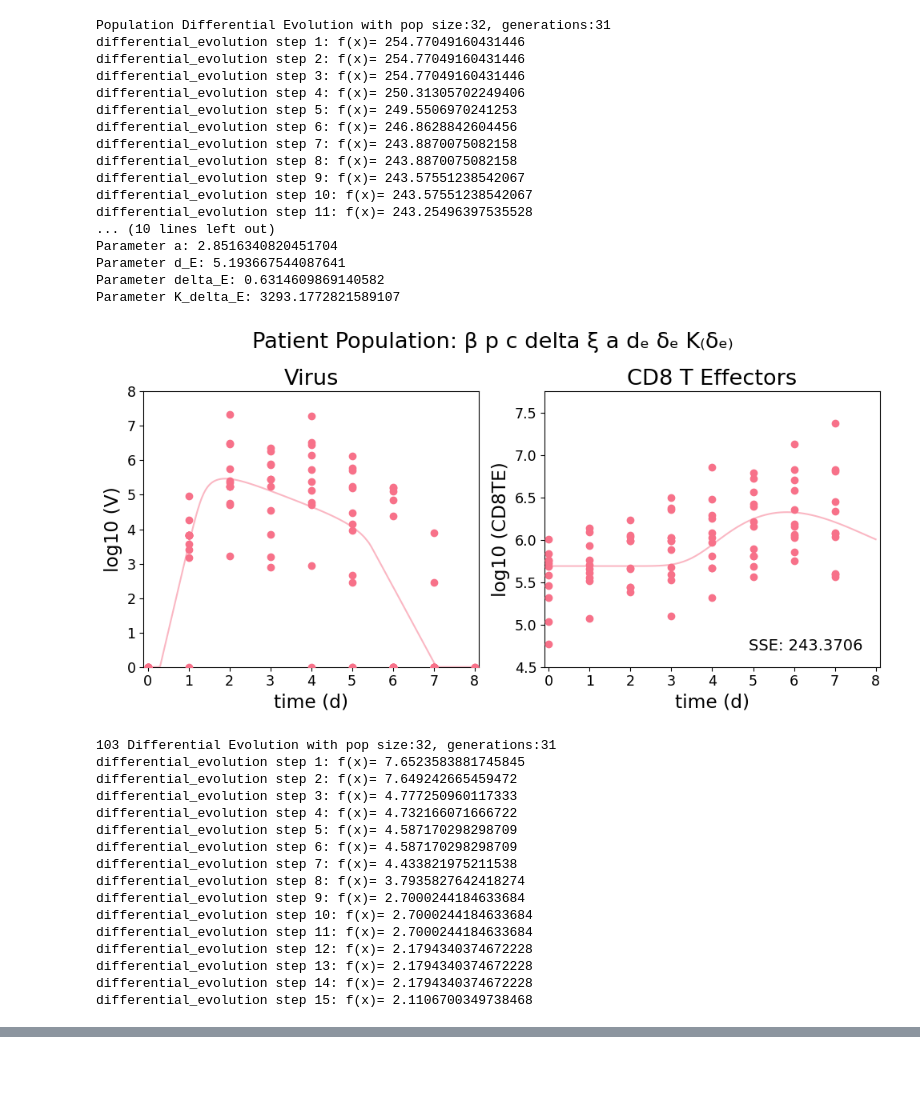
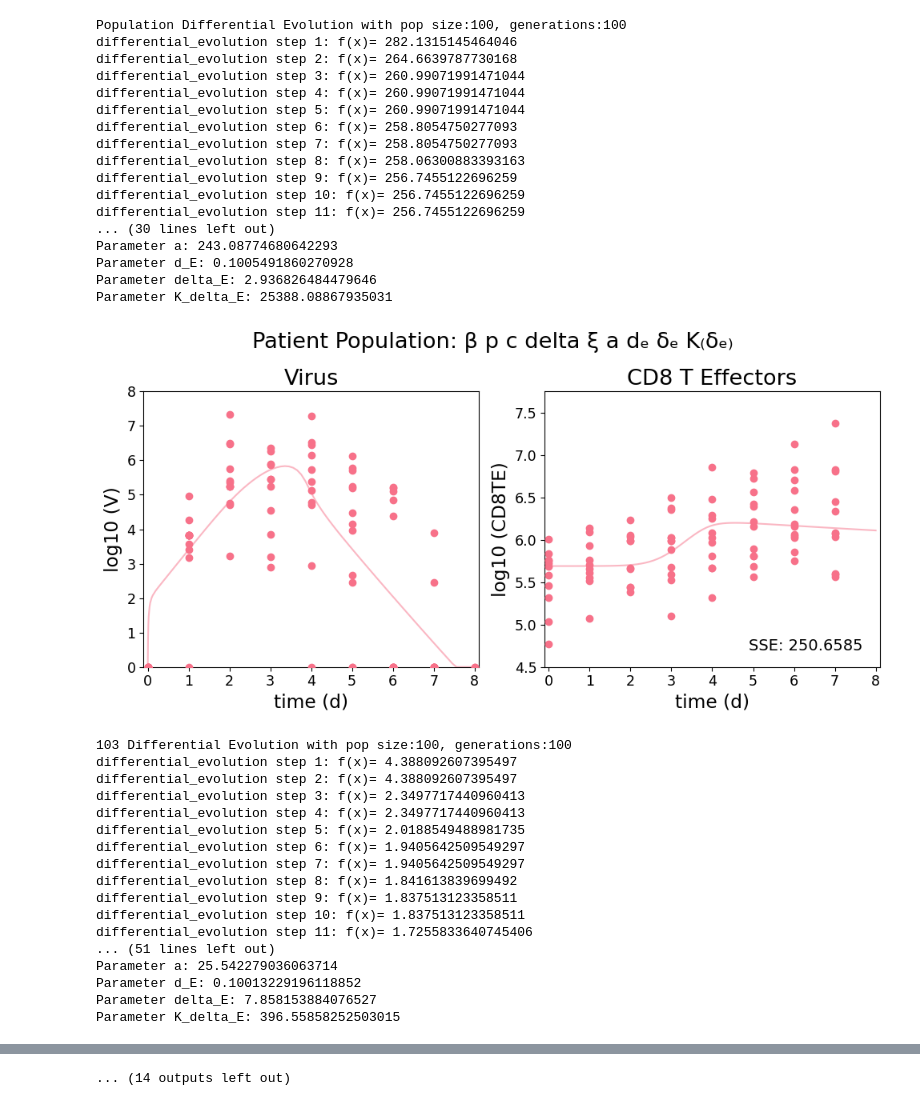
Before and after one commit to DoctorGoose/VirtualPatient, a Jupyter notebook: python/Patients.ipynb, the cells around one changed output, grey strips where cells are left out. Cells and saved outputs as stored; diff of their text form; code cells hidden in the pictures; blank space fills up the shorter version.

```diff
--- a/python/Patients.ipynb
+++ b/python/Patients.ipynb
@@ -1159,60 +1159,61 @@ df_Rahil = df.loc[df['DAY'] < 9]
 # %%
 # Viral p, Fixed E0
 parameters = Parameters(
     E0=Parameter(name='E0', val=404000, l_lim=425965, u_lim=525965, method='file', space='log10'),
     T0=Parameter(name='T0', val=4E7, l_lim=1E4, u_lim=4.2E7, method='fixed', space='log10'),
     I10=Parameter(name='I10', val=75, l_lim=1, u_lim=1E3, method='fixed', space='log10'),
     beta=Parameter(name='beta', val=1.0888E-4, l_lim=1E-7, u_lim=1E-2, method='fit', space='log10'),
     k=Parameter(name='k', val=4.0, l_lim=1.0, u_lim=10.0, method='fixed', space='log10'),
     p=Parameter(name='p', val=0.02978, l_lim=5E-2, u_lim=1E3, method='fit', space='log10'),
     c=Parameter(name='c', val=13.934, l_lim=5.0, u_lim=5E3, method='fit', space='log10'),
-    delta=Parameter(name='delta', val=0.96, l_lim=1E-1, u_lim=10, method='fit', space='normal'),
+    delta=Parameter(name='delta', val=0.96, l_lim=1E-1, u_lim=10, method='fit', space='log10'),
     xi=Parameter(name='xi', val=0.1198, l_lim=1E-2, u_lim=1E2, method='fit', space='log10'),
     a=Parameter(name='a', val=2.5, l_lim=1.0, u_lim=250, method='fit', space='log10'),
-    d_E=Parameter(name='d_E', val=1.25, l_lim=1E-1, u_lim=1E1, method='fit', space='normal'),
+    d_E=Parameter(name='d_E', val=1.25, l_lim=1E-1, u_lim=1E1, method='fit', space='log10'),
     delta_E=Parameter(name='delta_E', val=8.939, l_lim=1E-2, u_lim=2.5E2, method='fit', space='log10'),
     K_delta_E=Parameter(name='K_delta_E', val=1.3E4, l_lim=1E1, u_lim=1E6, method='fit', space='log10'),
 )
 
 patients = Patients(ids=ids, df=df_Rahil, t_span=t_span, parameters=parameters, states=states, parameter_file='LCT.xlsx')
 
 for target in ids:
     results = patients.optimize_parameters(method='differential_evolution', opt_target=target,
-                                        iter=1000, verbose=True, path='V_dev4')
+                                        iter=1000, verbose=True, path='V_dev5')
 
     plot(results, subplot_configuration, title=None, group=False, save=False)
 # %% [output]
-Population Differential Evolution with pop size:32, generations:31
-differential_evolution step 1: f(x)= 254.77049160431446
-differential_evolution step 2: f(x)= 254.77049160431446
-differential_evolution step 3: f(x)= 254.77049160431446
-differential_evolution step 4: f(x)= 250.31305702249406
-differential_evolution step 5: f(x)= 249.5506970241253
-differential_evolution step 6: f(x)= 246.8628842604456
-differential_evolution step 7: f(x)= 243.8870075082158
-differential_evolution step 8: f(x)= 243.8870075082158
-differential_evolution step 9: f(x)= 243.57551238542067
-differential_evolution step 10: f(x)= 243.57551238542067
-differential_evolution step 11: f(x)= 243.25496397535528
-... (10 lines left out)
-Parameter a: 2.8516340820451704
-Parameter d_E: 5.193667544087641
-Parameter delta_E: 0.6314609869140582
-Parameter K_delta_E: 3293.1772821589107
+Population Differential Evolution with pop size:100, generations:100
+differential_evolution step 1: f(x)= 282.1315145464046
+differential_evolution step 2: f(x)= 264.6639787730168
+differential_evolution step 3: f(x)= 260.99071991471044
+differential_evolution step 4: f(x)= 260.99071991471044
+differential_evolution step 5: f(x)= 260.99071991471044
+differential_evolution step 6: f(x)= 258.8054750277093
+differential_evolution step 7: f(x)= 258.8054750277093
+differential_evolution step 8: f(x)= 258.06300883393163
+differential_evolution step 9: f(x)= 256.7455122696259
+differential_evolution step 10: f(x)= 256.7455122696259
+differential_evolution step 11: f(x)= 256.7455122696259
+... (30 lines left out)
+Parameter a: 243.08774680642293
+Parameter d_E: 0.1005491860270928
+Parameter delta_E: 2.936826484479646
+Parameter K_delta_E: 25388.08867935031
-[figure, old version]
+[figure, new version]
-103 Differential Evolution with pop size:32, generations:31
-differential_evolution step 1: f(x)= 7.6523583881745845
-differential_evolution step 2: f(x)= 7.649242665459472
-differential_evolution step 3: f(x)= 4.777250960117333
-differential_evolution step 4: f(x)= 4.732166071666722
-differential_evolution step 5: f(x)= 4.587170298298709
-differential_evolution step 6: f(x)= 4.587170298298709
-differential_evolution step 7: f(x)= 4.433821975211538
-differential_evolution step 8: f(x)= 3.7935827642418274
-differential_evolution step 9: f(x)= 2.7000244184633684
-differential_evolution step 10: f(x)= 2.7000244184633684
-differential_evolution step 11: f(x)= 2.7000244184633684
-differential_evolution step 12: f(x)= 2.1794340374672228
-differential_evolution step 13: f(x)= 2.1794340374672228
-differential_evolution step 14: f(x)= 2.1794340374672228
-differential_evolution step 15: f(x)= 2.1106700349738468
+103 Differential Evolution with pop size:100, generations:100
+differential_evolution step 1: f(x)= 4.388092607395497
+differential_evolution step 2: f(x)= 4.388092607395497
+differential_evolution step 3: f(x)= 2.3497717440960413
+differential_evolution step 4: f(x)= 2.3497717440960413
+differential_evolution step 5: f(x)= 2.0188549488981735
+differential_evolution step 6: f(x)= 1.9405642509549297
+differential_evolution step 7: f(x)= 1.9405642509549297
+differential_evolution step 8: f(x)= 1.841613839699492
+differential_evolution step 9: f(x)= 1.837513123358511
+differential_evolution step 10: f(x)= 1.837513123358511
+differential_evolution step 11: f(x)= 1.7255833640745406
+... (51 lines left out)
+Parameter a: 25.542279036063714
+Parameter d_E: 0.10013229196118852
+Parameter delta_E: 7.858153884076527
+Parameter K_delta_E: 396.55858252503015
@@ -1219 +1293,2 @@ differential_evolution step 15: f(x)= 2.1106700349738468
+... (14 outputs left out)
 # %%
```
Also changed, not shown: parts of 3 cells of this notebook, 1 other file.
